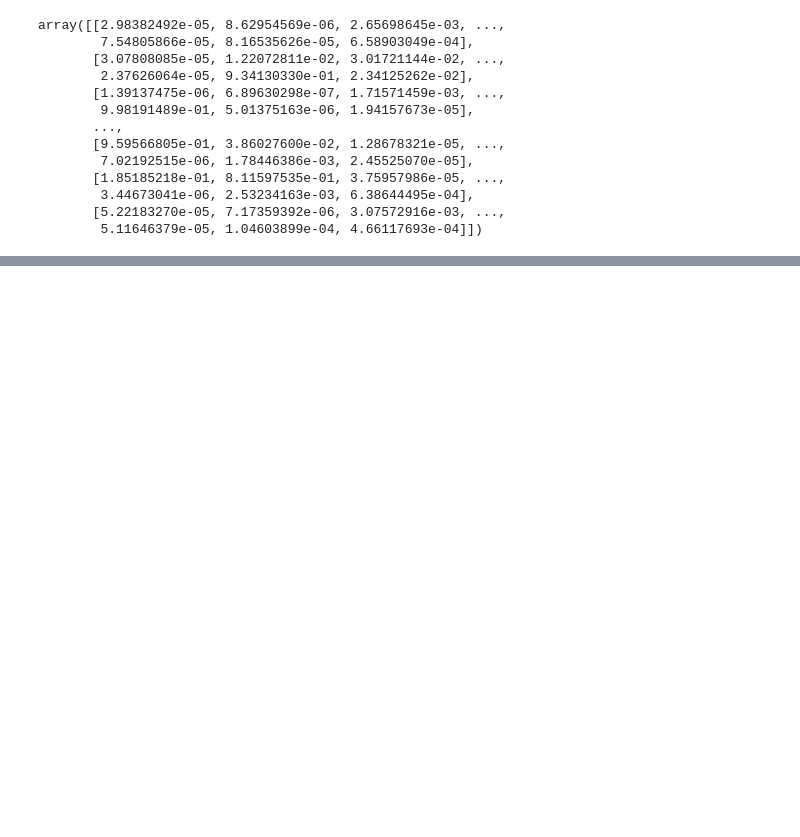
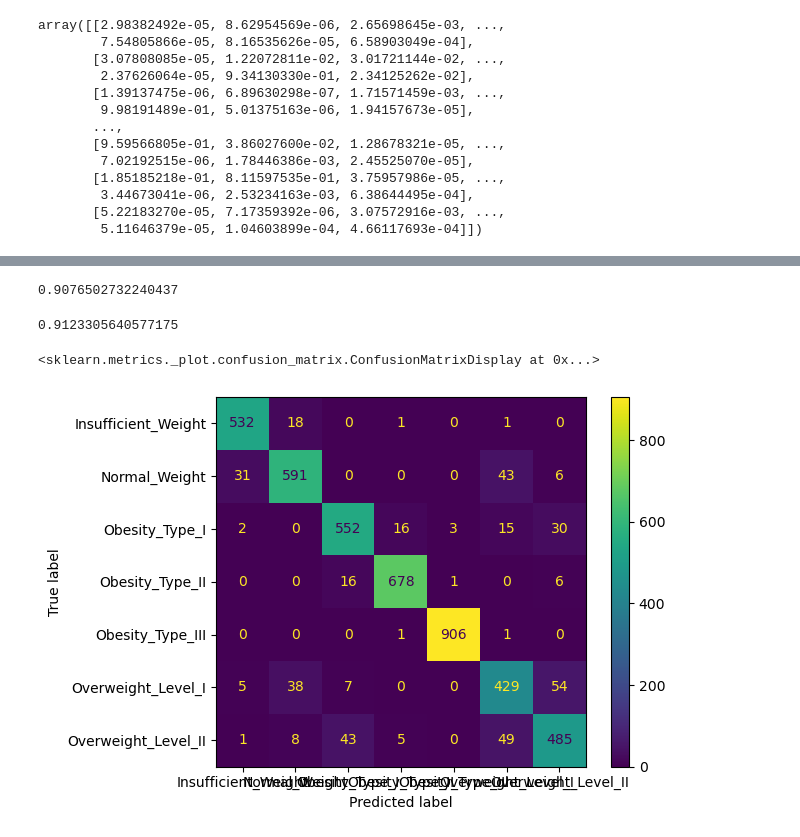
Before and after one commit to Brqtnguyen/DSPproject, a Jupyter notebook: catboost_test.ipynb, the cells around one changed output, grey strips where cells are left out. Saved outputs shown, nothing was run; the diff lists cells and outputs as text; code cells hidden in the pictures; blank space fills up the shorter version.

```diff
--- a/catboost_test.ipynb
+++ b/catboost_test.ipynb
@@ -354,3 +362,17 @@ array([[2.98382492e-05, 8.62954569e-06, 2.65698645e-03, ...,
         3.44673041e-06, 2.53234163e-03, 6.38644495e-04],
        [5.22183270e-05, 7.17359392e-06, 3.07572916e-03, ...,
         5.11646379e-05, 1.04603899e-04, 4.66117693e-04]])
+# %%
+model3 = cat.CatBoostClassifier(
+    random_seed = 42,
+    use_best_model = True,
+    learning_rate = 0.0115,
+    iterations = 5000,
+    random_strength = 2,
+    task_type = 'GPU'
+)
+# %%
+X_temp, X_test, y_temp, y_test = train_test_split(X2, y2, test_size = 0.2,random_state = 0)
+X_train, X_valid, y_train, y_valid = train_test_split(X_temp, y_temp, test_size = 0.1,random_state = 0)
+# %%
+model3.fit(X_train,y_train, cat_features=cat_features, eval_set=(X_valid,y_valid))
@@ -356,0 +398,14 @@ array([[2.98382492e-05, 8.62954569e-06, 2.65698645e-03, ...,
+# %%
+print(model3.score(X_valid,y_valid))
+# %% [output]
+0.9076502732240437
+# %%
+print(model3.score(X_test,y_test))
+# %% [output]
+0.9123305640577175
+# %%
+y_preds3 = model3.predict(X_test)
+ConfusionMatrixDisplay.from_predictions(y_test, y_preds3)
+# %% [output]
+<sklearn.metrics._plot.confusion_matrix.ConfusionMatrixDisplay at 0x...>
+[figure, added]
```
Also changed, not shown: parts of 14 cells of this notebook, 11 other files.
